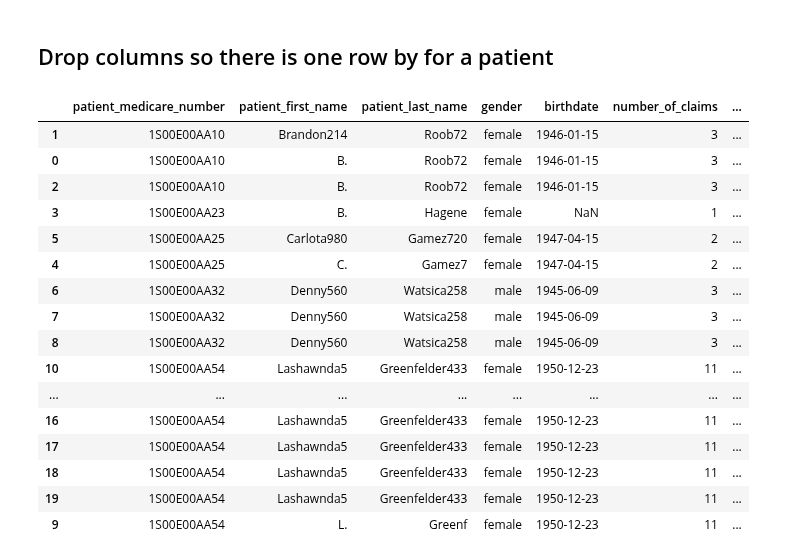
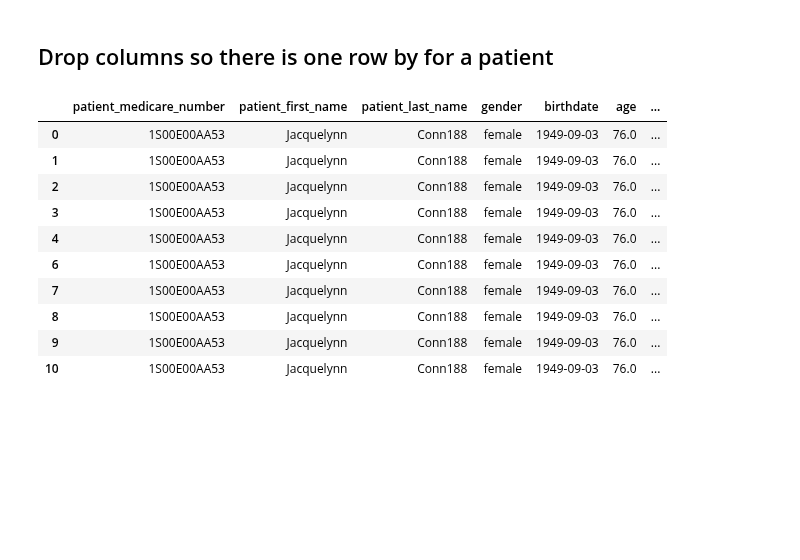
Before and after one commit to martza87/siads_696_mII, a Jupyter notebook: src/03_create_patient_level_file.ipynb, the cells around one changed output. Cells and saved outputs as stored; diff of their text form; code cells hidden in the pictures; blank space fills up the shorter version.

```diff
--- a/src/03_create_patient_level_file.ipynb
+++ b/src/03_create_patient_level_file.ipynb
@@ -24,8 +25,8 @@ import seaborn as sns
 # readin clean datafiles
 path = "../data/clean/"
 #claim_df =  pd.read_pickle(path + 'claim.pkl')
-#claim_df = pd.read_pickle(path + 'claim_sample.pkl')
-claim_df = pd.read_pickle(path + 'claim_mini_sample.pkl')
+claim_df = pd.read_pickle(path + 'claim_sample.pkl')
+#claim_df = pd.read_pickle(path + 'claim_mini_sample.pkl')
 # %% [markdown]
 # Filtering Data
 
@@ -165,37 +166,38 @@ grp_df = pd.DataFrame({
 })
 grp_df['birthdate_ls'] = grp_df['birthdate_ls'].apply(set)
 grp_df['birthdate'] = grp_df['birthdate_ls'].apply(lambda x: [code for code in x if pd.notnull(code)]).str[0]
+grp_df['birthdate'] = pd.to_datetime(grp_df['birthdate'])
 claim_fil_df = pd.merge(claim_fil_df, grp_df, how = 'left', on = 'patient_medicare_number')
+
+# create age column
+
+def calculate_age(birthdate):
+    today = date.today()
+    age = today.year - birthdate.year - ((today.month, today.day) < (birthdate.month, birthdate.day))
+    return age
+
+claim_fil_df['age'] = claim_fil_df['birthdate'].apply(calculate_age)
-# %%
-# rename gender column:
-claim_fil_df['gender'] = claim_fil_df['contained_0_gender']
 # %% [markdown]
 ## Drop columns so there is one row by for a patient
 # %%
-keep_cols = ['patient_medicare_number', 'patient_first_name', 'patient_last_name', 'gender', 'birthdate', 'number_of_claims', 'drg_ls', 'combined_diagnosis_ls', 'combined_hcpcs_ls', 'billablePeriod_start_ls', 'billablePeriod_end_ls', 'location_of_bill_ls', 'total_value']
+keep_cols = ['patient_medicare_number', 'patient_first_name', 'patient_last_name', 'gender', 'birthdate', 'age', 'number_of_claims', 'drg_ls', 'combined_diagnosis_ls', 'combined_hcpcs_ls', 'billablePeriod_start_ls', 'billablePeriod_end_ls', 'location_of_bill_ls', 'total_value']
 # %%
 claim_final_df = claim_fil_df[keep_cols]
 # %%
 claim_final_df = claim_final_df.sort_values(by=['patient_medicare_number', 'patient_first_name'], ascending = [True, False])
-claim_final_df.head(20)
+claim_final_df.head(10)
 # %% [output]
-|  | patient_medicare_number | patient_first_name | patient_last_name | gender | birthdate | number_of_claims | ... |
-| 1 | 1S00E00AA10 | Brandon214 | Roob72 | female | 1946-01-15 | 3 | ... |
-| 0 | 1S00E00AA10 | B. | Roob72 | female | 1946-01-15 | 3 | ... |
-| 2 | 1S00E00AA10 | B. | Roob72 | female | 1946-01-15 | 3 | ... |
-| 3 | 1S00E00AA23 | B. | Hagene | female | NaN | 1 | ... |
-| 5 | 1S00E00AA25 | Carlota980 | Gamez720 | female | 1947-04-15 | 2 | ... |
-| 4 | 1S00E00AA25 | C. | Gamez7 | female | 1947-04-15 | 2 | ... |
-| 6 | 1S00E00AA32 | Denny560 | Watsica258 | male | 1945-06-09 | 3 | ... |
-| 7 | 1S00E00AA32 | Denny560 | Watsica258 | male | 1945-06-09 | 3 | ... |
-| 8 | 1S00E00AA32 | Denny560 | Watsica258 | male | 1945-06-09 | 3 | ... |
-| 10 | 1S00E00AA54 | Lashawnda5 | Greenfelder433 | female | 1950-12-23 | 11 | ... |
-| ... | ... | ... | ... | ... | ... | ... | ... |
-| 16 | 1S00E00AA54 | Lashawnda5 | Greenfelder433 | female | 1950-12-23 | 11 | ... |
-| 17 | 1S00E00AA54 | Lashawnda5 | Greenfelder433 | female | 1950-12-23 | 11 | ... |
-| 18 | 1S00E00AA54 | Lashawnda5 | Greenfelder433 | female | 1950-12-23 | 11 | ... |
-| 19 | 1S00E00AA54 | Lashawnda5 | Greenfelder433 | female | 1950-12-23 | 11 | ... |
-| 9 | 1S00E00AA54 | L. | Greenf | female | 1950-12-23 | 11 | ... |
+|  | patient_medicare_number | patient_first_name | patient_last_name | gender | birthdate | age | ... |
+| 0 | 1S00E00AA53 | Jacquelynn | Conn188 | female | 1949-09-03 | 76.0 | ... |
+| 1 | 1S00E00AA53 | Jacquelynn | Conn188 | female | 1949-09-03 | 76.0 | ... |
+| 2 | 1S00E00AA53 | Jacquelynn | Conn188 | female | 1949-09-03 | 76.0 | ... |
+| 3 | 1S00E00AA53 | Jacquelynn | Conn188 | female | 1949-09-03 | 76.0 | ... |
+| 4 | 1S00E00AA53 | Jacquelynn | Conn188 | female | 1949-09-03 | 76.0 | ... |
+| 6 | 1S00E00AA53 | Jacquelynn | Conn188 | female | 1949-09-03 | 76.0 | ... |
+| 7 | 1S00E00AA53 | Jacquelynn | Conn188 | female | 1949-09-03 | 76.0 | ... |
+| 8 | 1S00E00AA53 | Jacquelynn | Conn188 | female | 1949-09-03 | 76.0 | ... |
+| 9 | 1S00E00AA53 | Jacquelynn | Conn188 | female | 1949-09-03 | 76.0 | ... |
+| 10 | 1S00E00AA53 | Jacquelynn | Conn188 | female | 1949-09-03 | 76.0 | ... |
 # %%
 # Save dataset
 claim_final_df = claim_final_df.groupby('patient_medicare_number', as_index=False).nth(0)
```
Also changed, not shown: parts of 3 cells of this notebook, 3 other files.
